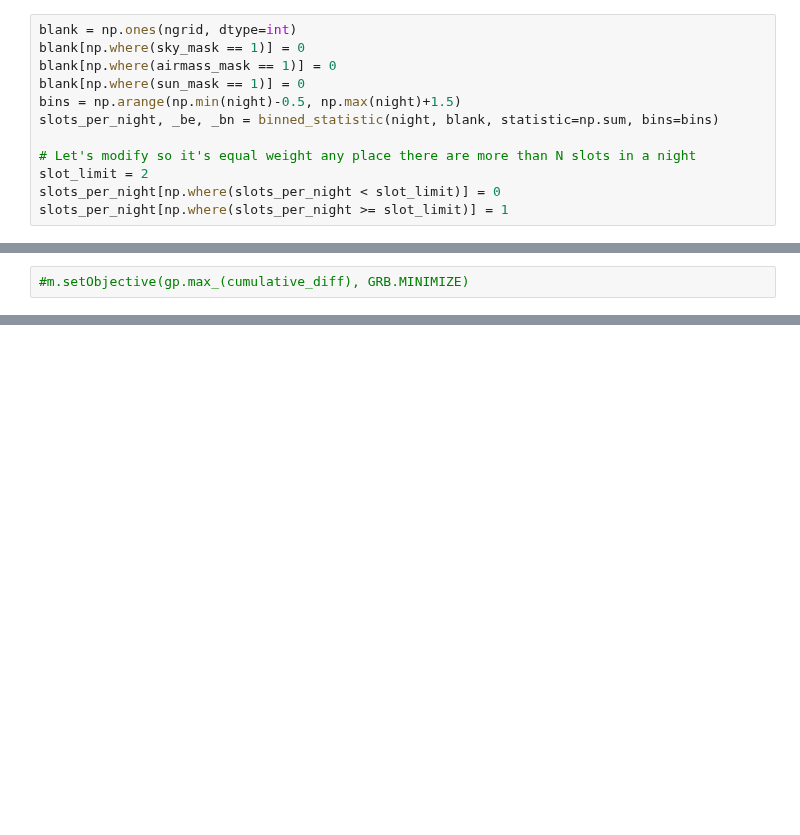
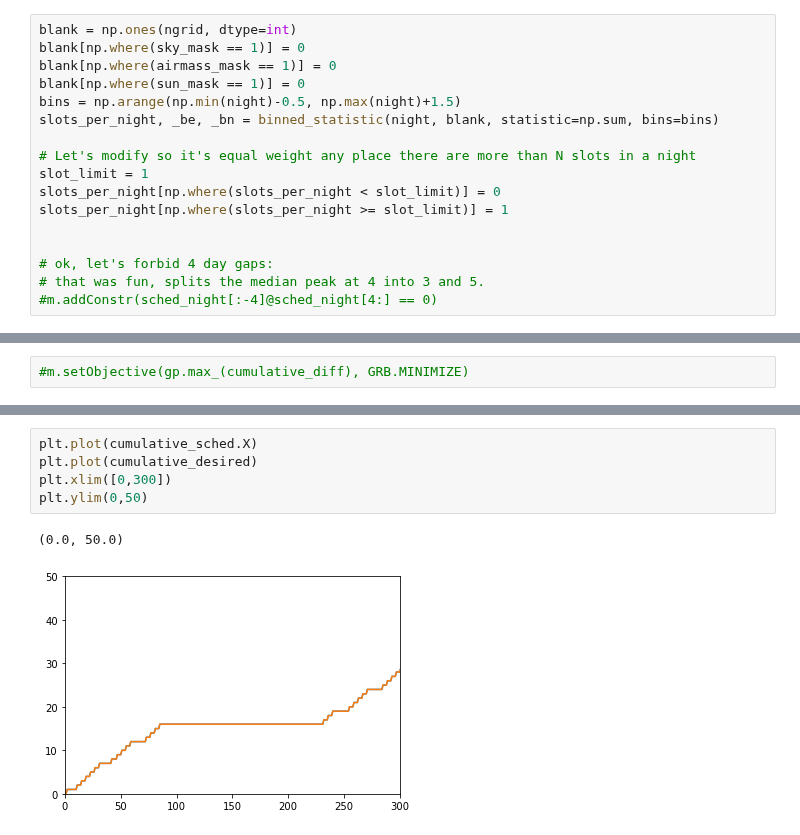
Before and after one commit to yoachim/21_Scratch, a Jupyter notebook: ddf_grid/single_ddf.ipynb, the cells around one changed output, grey strips where cells are left out. Saved outputs shown, nothing was run; the diff lists cells and outputs as text; blank space fills up the shorter version.

```diff
--- a/ddf_grid/single_ddf.ipynb
+++ b/ddf_grid/single_ddf.ipynb
@@ -86,6 +86,11 @@ bins = np.arange(np.min(night)-0.5, np.max(night)+1.5)
 slots_per_night, _be, _bn = binned_statistic(night, blank, statistic=np.sum, bins=bins)
 
 # Let's modify so it's equal weight any place there are more than N slots in a night
-slot_limit = 2
+slot_limit = 1
 slots_per_night[np.where(slots_per_night < slot_limit)] = 0
 slots_per_night[np.where(slots_per_night >= slot_limit)] = 1
+
+
+# ok, let's forbid 4 day gaps:
+# that was fun, splits the median peak at 4 into 3 and 5.
+#m.addConstr(sched_night[:-4]@sched_night[4:] == 0)
@@ -238,3 +249,11 @@ plt.plot(cumulative_desired)
+# %%
+plt.plot(cumulative_sched.X)
+plt.plot(cumulative_desired)
+plt.xlim([0,300])
+plt.ylim(0,50)
+# %% [output]
+(0.0, 50.0)
+[figure, added]
 # %%
 plt.plot(cumulative_diff.X)
 # %% [output]
```
Also changed, not shown: parts of 22 cells of this notebook.
